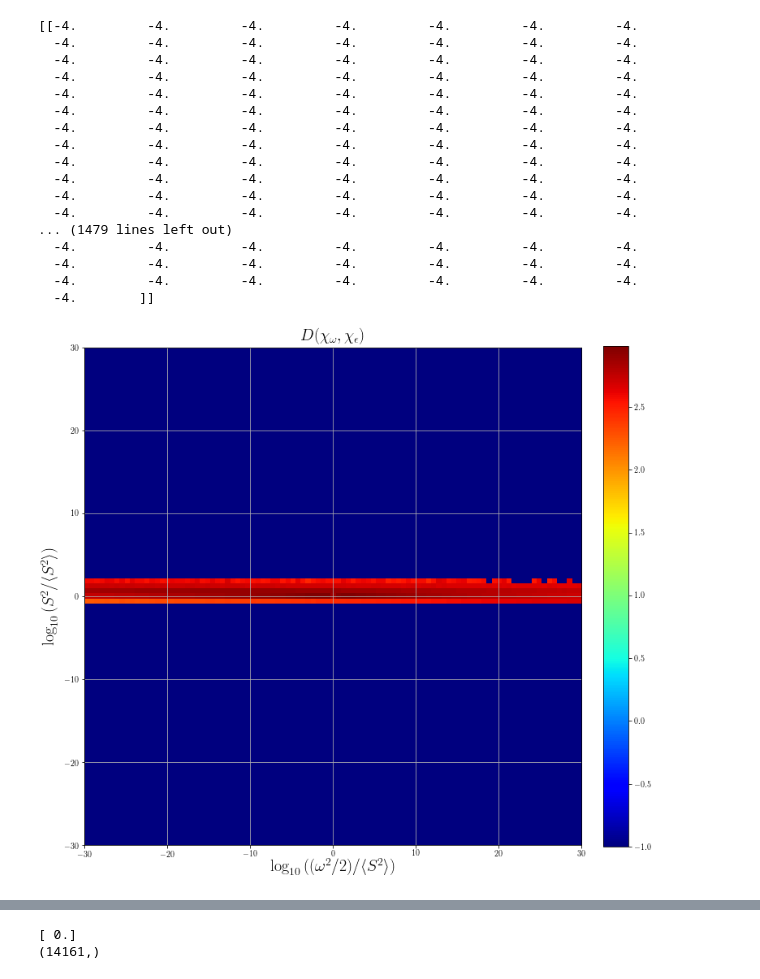
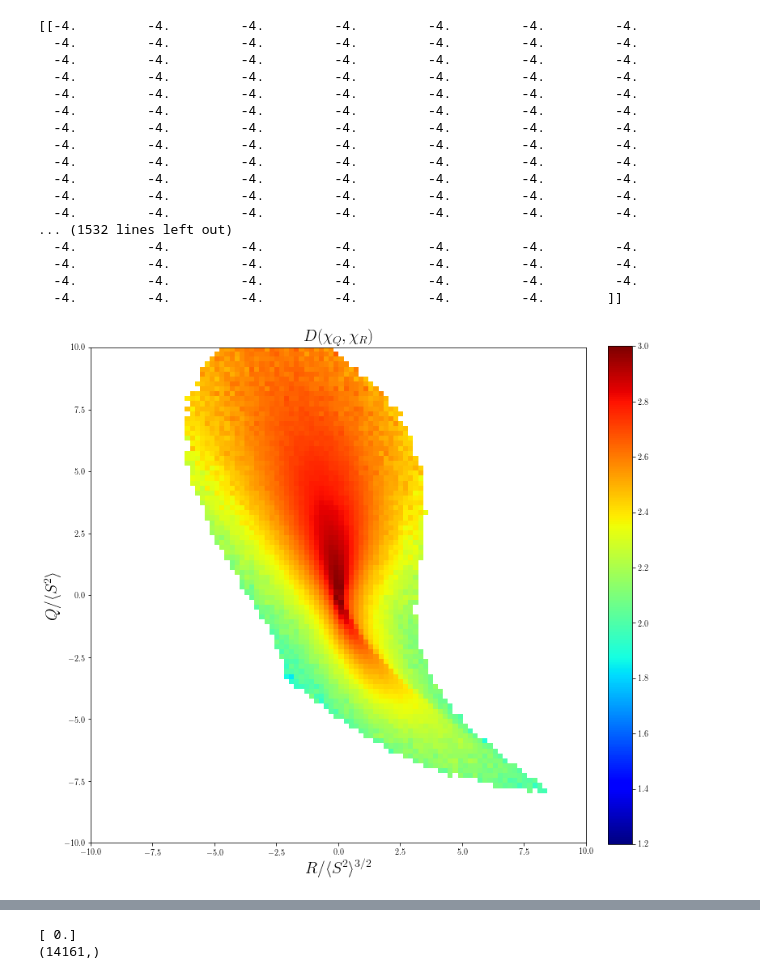
Before and after one commit to jhelsas/turbulenceJupyterCloud, a Jupyter notebook: mpifft4py-slab-pencil/plot-jQR-corr.ipynb, the cells around one changed output, grey strips where cells are left out. Drawn from its saved outputs; the diff is of its cells as text; code cells hidden in the pictures.

```diff
--- a/mpifft4py-slab-pencil/plot-jQR-corr.ipynb
+++ b/mpifft4py-slab-pencil/plot-jQR-corr.ipynb
@@ -4,7 +4,7 @@ import matplotlib.pyplot as plt
 import numpy as np
 import matplotlib as mpl
 # %%
-dumpfile = "QR-corr-full-dims.npz"
+dumpfile = "QR-jcorrelation-dims.npz"
 #np.savez("joint-corr-dims.npz",fiits=fiits,E_bins=E_bins,tl=tl,dt=dt)
 content = np.load(dumpfile)
 fiits = content['fiits']
@@ -33,28 +33,52 @@ print(pfiits)
   -4.         -4.         -4.         -4.         -4.         -4.         -4.
   -4.         -4.         -4.         -4.         -4.         -4.         -4.
   -4.         -4.         -4.         -4.         -4.         -4.         -4.
-... (1479 lines left out)
+... (1532 lines left out)
   -4.         -4.         -4.         -4.         -4.         -4.         -4.
   -4.         -4.         -4.         -4.         -4.         -4.         -4.
   -4.         -4.         -4.         -4.         -4.         -4.         -4.
-  -4.        ]]
+  -4.         -4.         -4.         -4.         -4.         -4.        ]]
+# %%
+plotfiits = pfiits+3
+plotfiits[plotfiits < 0] = np.nan
 # %%
 %matplotlib inline
 
 fig = plt.figure(figsize=(12,12))
 
-plt.title(r'$D(\chi_\omega,\chi_\epsilon)$',size=20)
-plt.ylabel(r'$\log_{10}{( S^2/\langle S^2\rangle)}$',size=20)
-plt.xlabel(r'$\log_{10}{( (\omega^2/2)/\langle S^2\rangle)}$',size=20)
+plt.title(r'$D(\chi_Q,\chi_R)$',size=20)
+plt.ylabel(r'$ Q/\langle S^2\rangle$',size=20)
+plt.xlabel(r'$ R/\langle S^2\rangle^{{3/2}}$',size=20)
 
-plt.grid()
+rmin = qmin = -10
+rmax = qmax = 10
 
-cax = plt.imshow(pfiits+3,extent=(-30,30,-30,30),interpolation='None',origin='top',aspect='equal', cmap="jet")
+plt.axis([rmin,rmax,qmin,qmax])
 
+cax = plt.imshow(plotfiits,extent=(rmin,rmax,qmin,qmax),interpolation='None',origin='top',aspect='equal', cmap="jet",vmin=1.2,vmax=3.)
 cbar = fig.colorbar(cax,fraction=0.046, pad=0.04)
-plt.savefig('joint-dimension-computation-full.pdf', format='pdf')
+
+#########################################
+
+fmt={}
+gridX,gridY=np.meshgrid(edges[0][0:-1],edges[1][0:-1])
+
+levels = np.array([1.0,1.25,1.5,1.75,2.0,2.25,2.5,2.75,2.97])
+print(levels)
+CS=plt.contour(gridX,gridY,sfiits+3,levels,colors='k')
+
+#strs = ['0','0.33','0.66','1.','1.33','1.66','2.','2.33','2.66','3.']
+strs = ['1.0','1.25','1.5','1.75','2.0','2.25','2.5','2.75','2.97']
+for l,s in zip(CS.levels,strs):
+    fmt[l]=s
+    print(l,s)
+plt.clabel(CS,levels,inline=True,fmt=fmt,fontsize=16,colors='k')
+
+#########################################
+
+plt.savefig('QR-joint-dimension-computation-full.pdf', format='pdf')
 # %% [output]
-[figure, old version]
+[figure, new version]
 # %%
 # ,tl=tl,volFr=svolFr,llogr=sllogr,lcorr=slcorr)
 content = np.load("corr-QR.npz")
```
Also changed, not shown: 21 other files.
